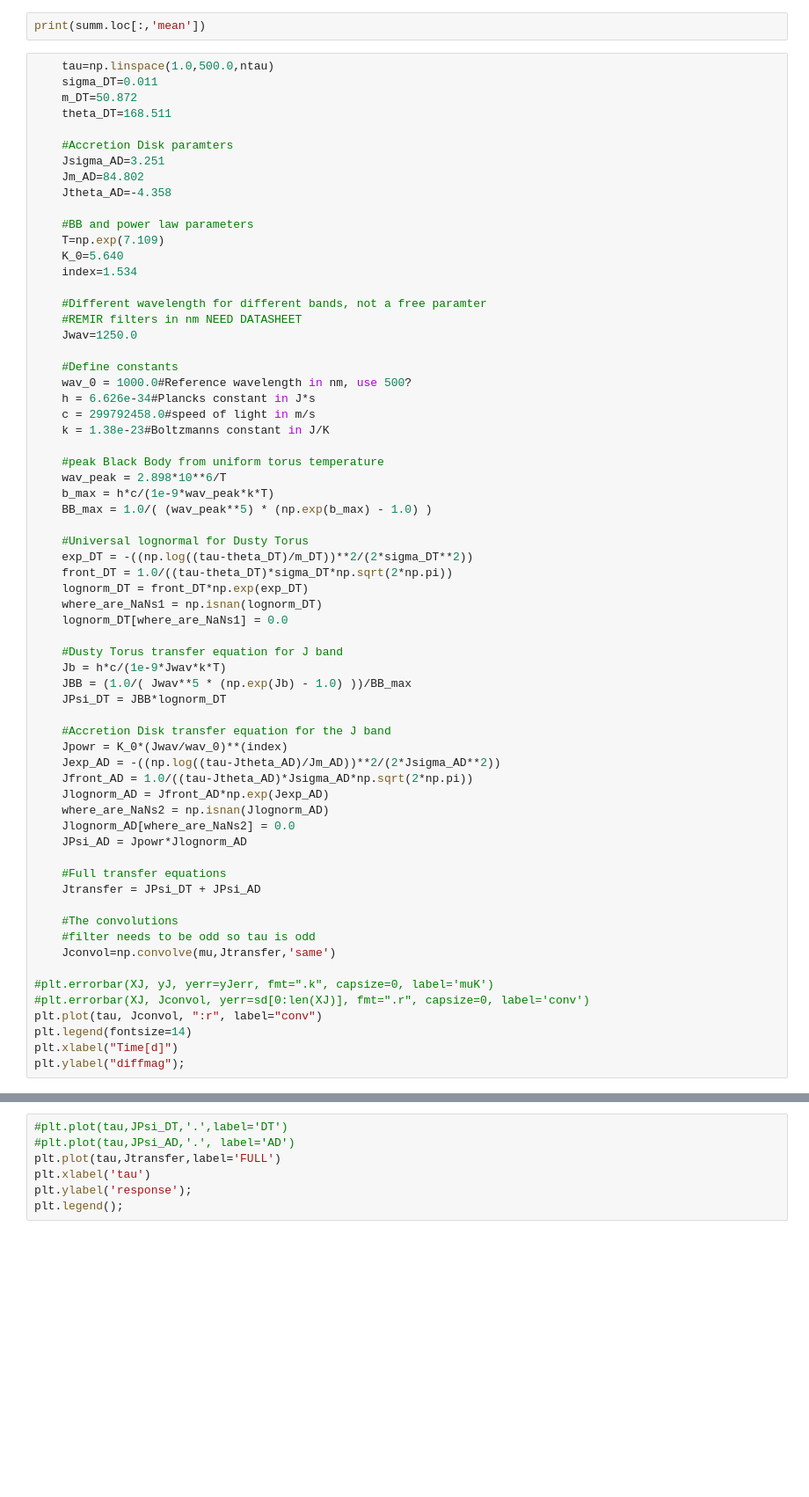
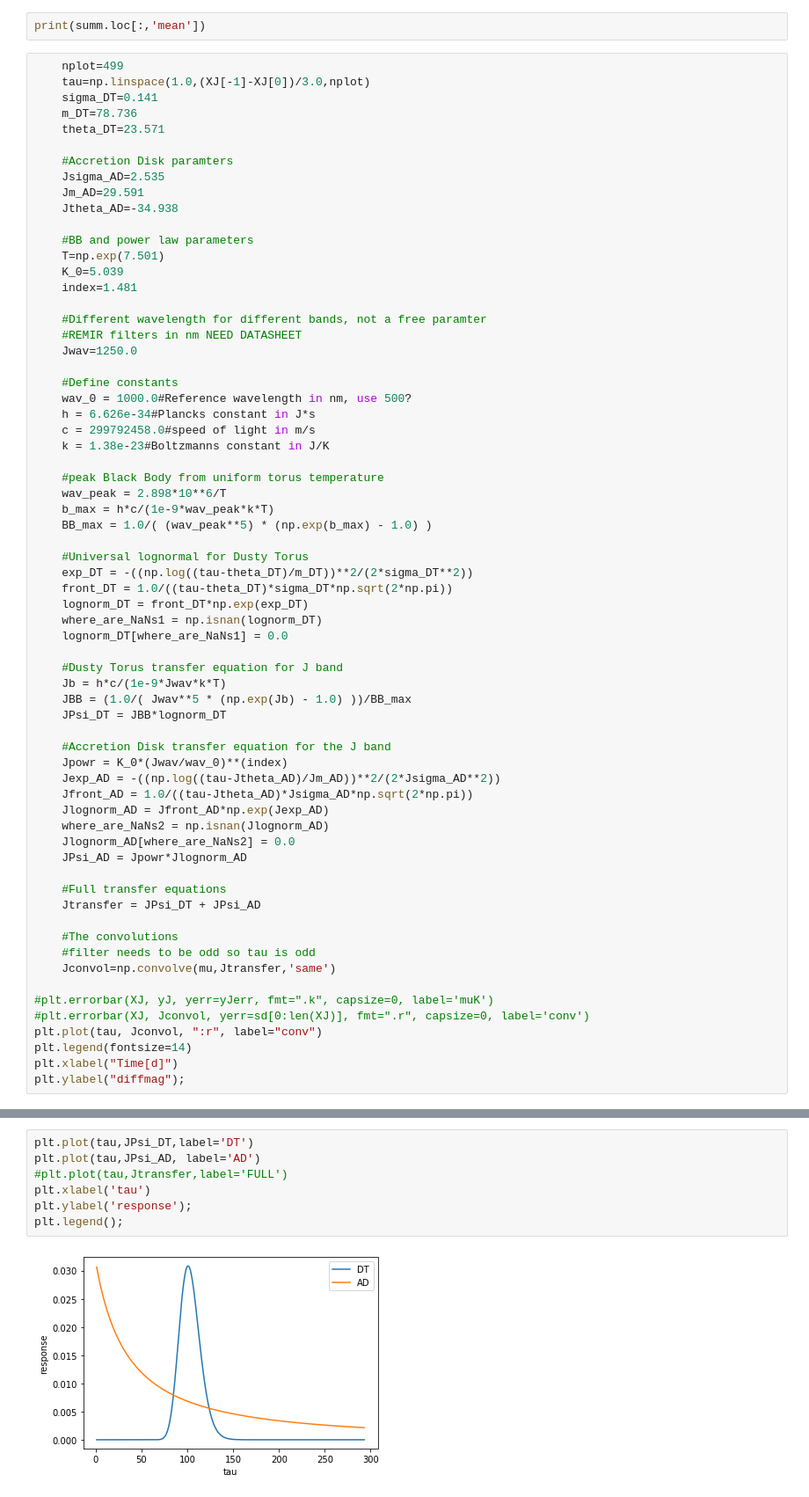
Before and after one commit to MalteBrinch/Master-Thesis-Code, a Jupyter notebook: 7d conv and iterating a GP.ipynb, the cells around one changed output, grey strips where cells are left out. Shown at 88% size. Cells and saved outputs as stored; diff of their text form; blank space fills up the shorter version.

```diff
--- a/7d conv and iterating a GP.ipynb
+++ b/7d conv and iterating a GP.ipynb
@@ -575,20 +582,21 @@ print(np.mean(sd))
 # %%
 print(summ.loc[:,'mean'])
 # %%
-    tau=np.linspace(1.0,500.0,ntau)
-    sigma_DT=0.011
-    m_DT=50.872
-    theta_DT=168.511
+    nplot=499
+    tau=np.linspace(1.0,(XJ[-1]-XJ[0])/3.0,nplot)
+    sigma_DT=0.141
+    m_DT=78.736
+    theta_DT=23.571
 
     #Accretion Disk paramters
-    Jsigma_AD=3.251
-    Jm_AD=84.802
-    Jtheta_AD=-4.358
+    Jsigma_AD=2.535
+    Jm_AD=29.591
+    Jtheta_AD=-34.938
 
     #BB and power law parameters
-    T=np.exp(7.109)
-    K_0=5.640
-    index=1.534
+    T=np.exp(7.501)
+    K_0=5.039
+    index=1.481
 
     #Different wavelength for different bands, not a free paramter
     #REMIR filters in nm NEED DATASHEET
@@ -644,7 +652,9 @@ print(mu.size)
 # %%
-#plt.plot(tau,JPsi_DT,'.',label='DT')
-#plt.plot(tau,JPsi_AD,'.', label='AD')
-plt.plot(tau,Jtransfer,label='FULL')
+plt.plot(tau,JPsi_DT,label='DT')
+plt.plot(tau,JPsi_AD, label='AD')
+#plt.plot(tau,Jtransfer,label='FULL')
 plt.xlabel('tau')
 plt.ylabel('response');
 plt.legend();
+# %% [output]
+[figure, added]
```
Also changed, not shown: parts of 12 cells of this notebook.
